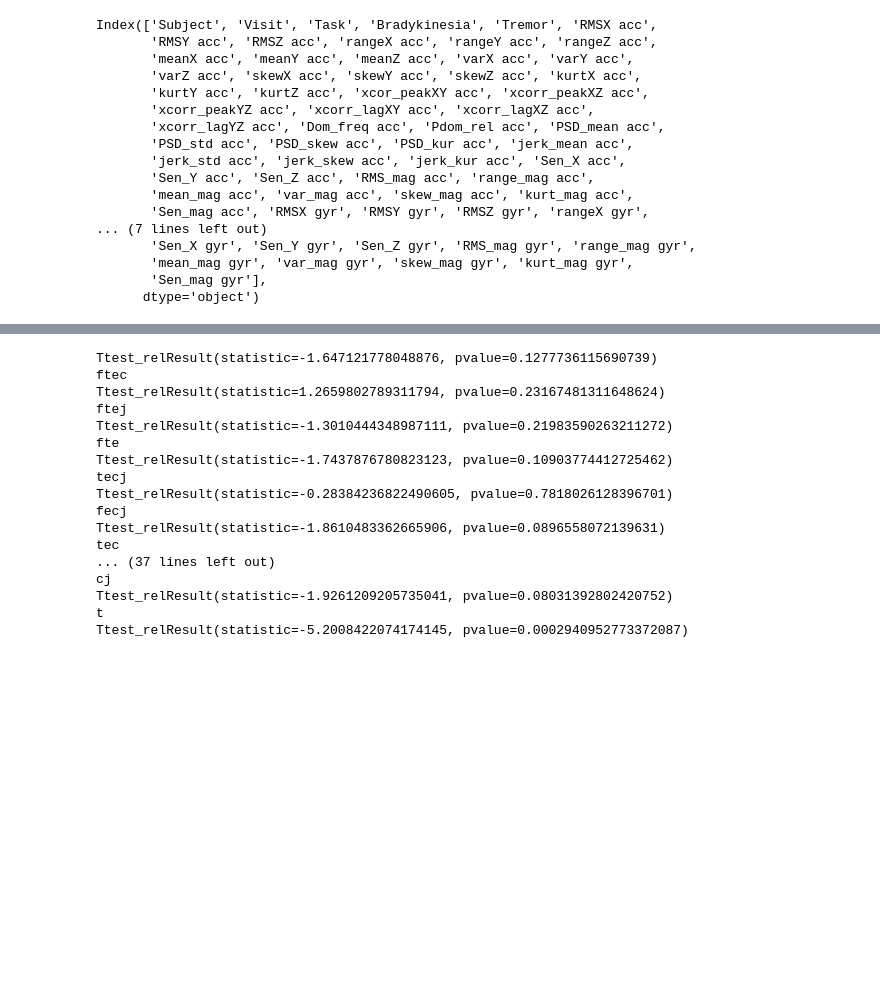
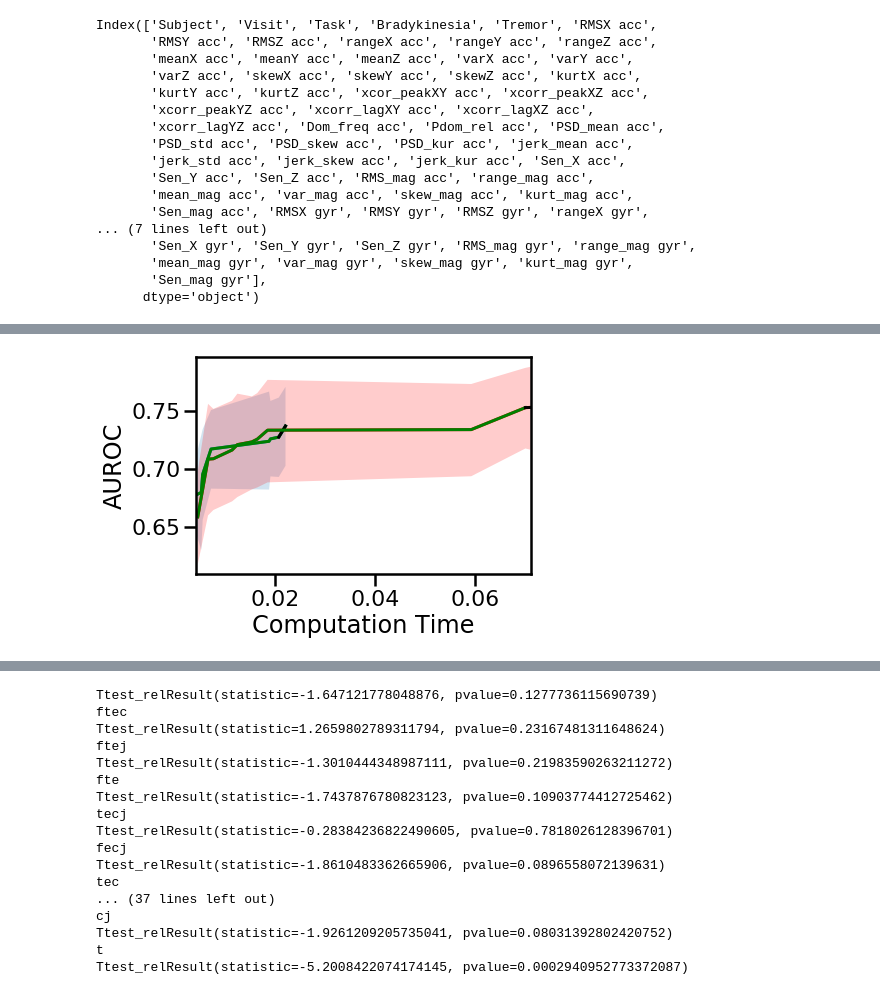
Before and after one commit to nshawen/CIS-PD-Optimization, a Jupyter notebook: FeaturesAnalysis.ipynb, the cells around one changed output, grey strips where cells are left out. Saved outputs shown, nothing was run; the diff lists cells and outputs as text; code cells hidden in the pictures; blank space fills up the shorter version.

```diff
--- a/FeaturesAnalysis.ipynb
+++ b/FeaturesAnalysis.ipynb
@@ -631,0 +778,10 @@ def newSelection(mode,symptom,classifier):
+# %%
+ax = sns.tsplot(pd.DataFrame(mag_dict['TM']).transpose().dropna().values,time=TM.index)
+sns.tsplot(pd.DataFrame(full_dict['TM']).transpose().dropna().values,time=TM_full.index,color='r')
+TM.iloc[:].plot(color='g');TM.iloc[-2:].plot(color='k')
+TM_full.iloc[:-1].plot(color='g');TM_full.iloc[-2:].plot(color='k')
+ax.set_xlabel('Computation Time')
+ax.set_ylabel('AUROC')
+plt.savefig('C:\\Users\\nshawen\\Box\\CIS-PD Optimization\\Images\\Features_TremorMulti.svg')
+# %% [output]
+[figure, added]
```
Also changed, not shown: parts of 39 cells of this notebook.
